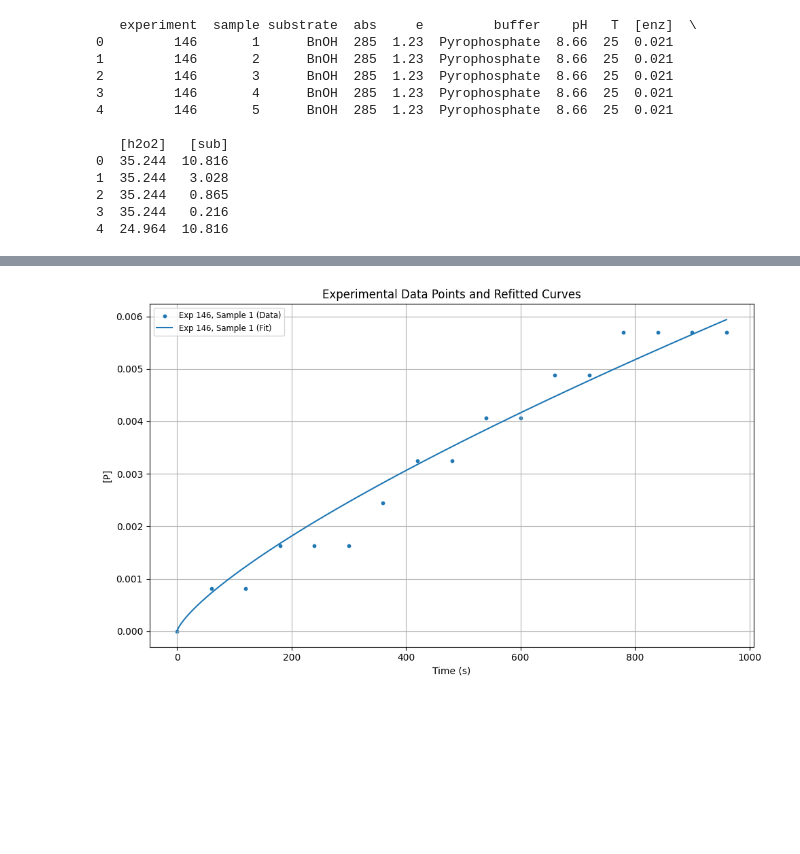
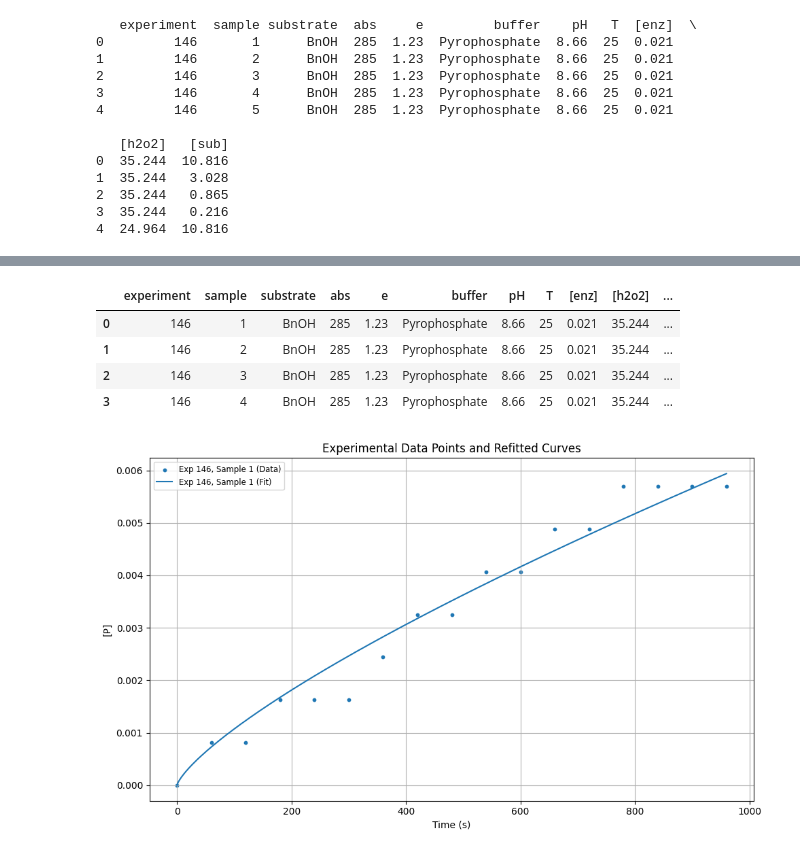
Before and after one commit to madsr2d2/masterThesis, a Jupyter notebook: masterThesis.ipynb, the cells around one changed output, grey strips where cells are left out. Saved outputs shown, nothing was run; the diff lists cells and outputs as text; code cells hidden in the pictures; blank space fills up the shorter version.

```diff
--- a/masterThesis.ipynb
+++ b/masterThesis.ipynb
@@ -1373,3 +1110,11 @@ from scipy.optimize import curve_fit
+# %%
+fitted_df.head()
+# %% [output]
+|  | experiment | sample | substrate | abs | e | buffer | pH | T | [enz] | [h2o2] | ... |
+| 0 | 146 | 1 | BnOH | 285 | 1.23 | Pyrophosphate | 8.66 | 25 | 0.021 | 35.244 | ... |
+| 1 | 146 | 2 | BnOH | 285 | 1.23 | Pyrophosphate | 8.66 | 25 | 0.021 | 35.244 | ... |
+| 2 | 146 | 3 | BnOH | 285 | 1.23 | Pyrophosphate | 8.66 | 25 | 0.021 | 35.244 | ... |
+| 3 | 146 | 4 | BnOH | 285 | 1.23 | Pyrophosphate | 8.66 | 25 | 0.021 | 35.244 | ... |
 # %%
 def replace_numeric_constants(eq):
     """
```
Also changed, not shown: parts of 20 cells of this notebook, 2 other files.
